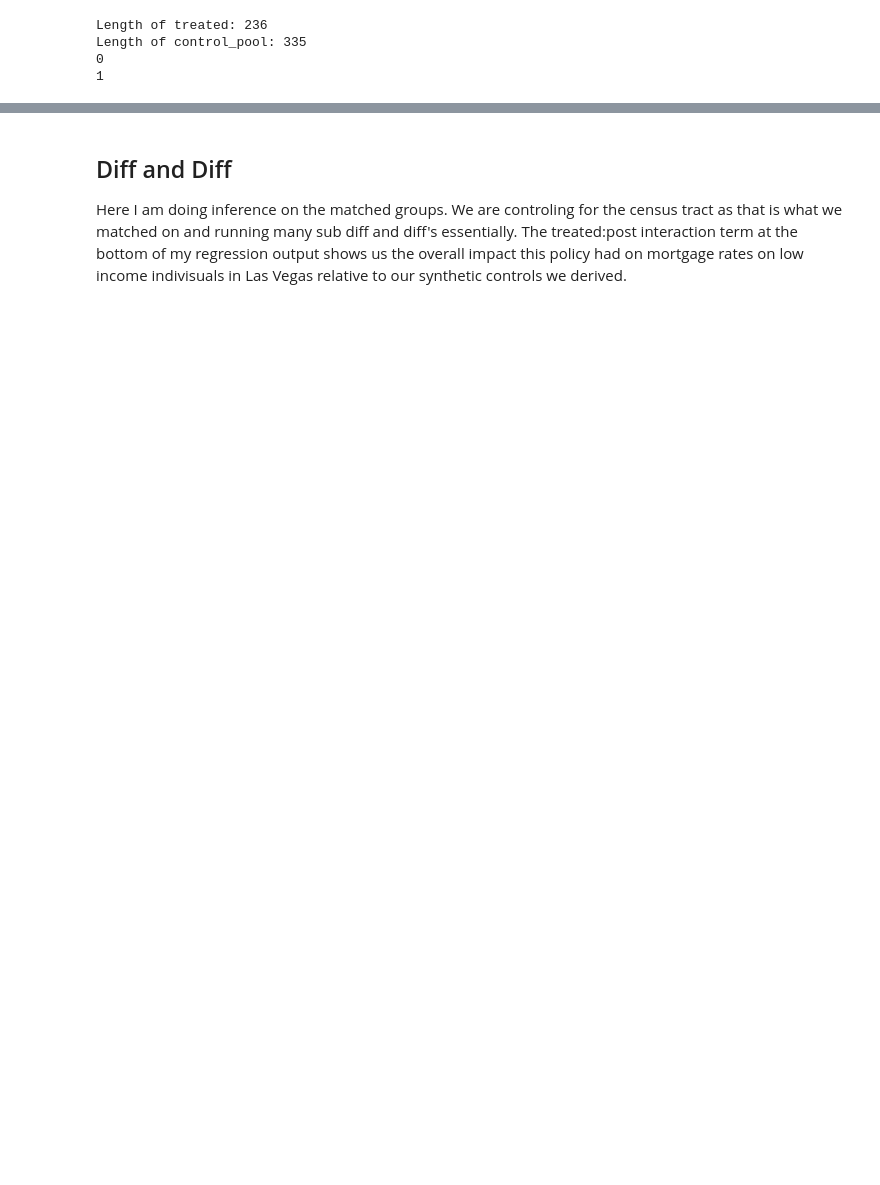
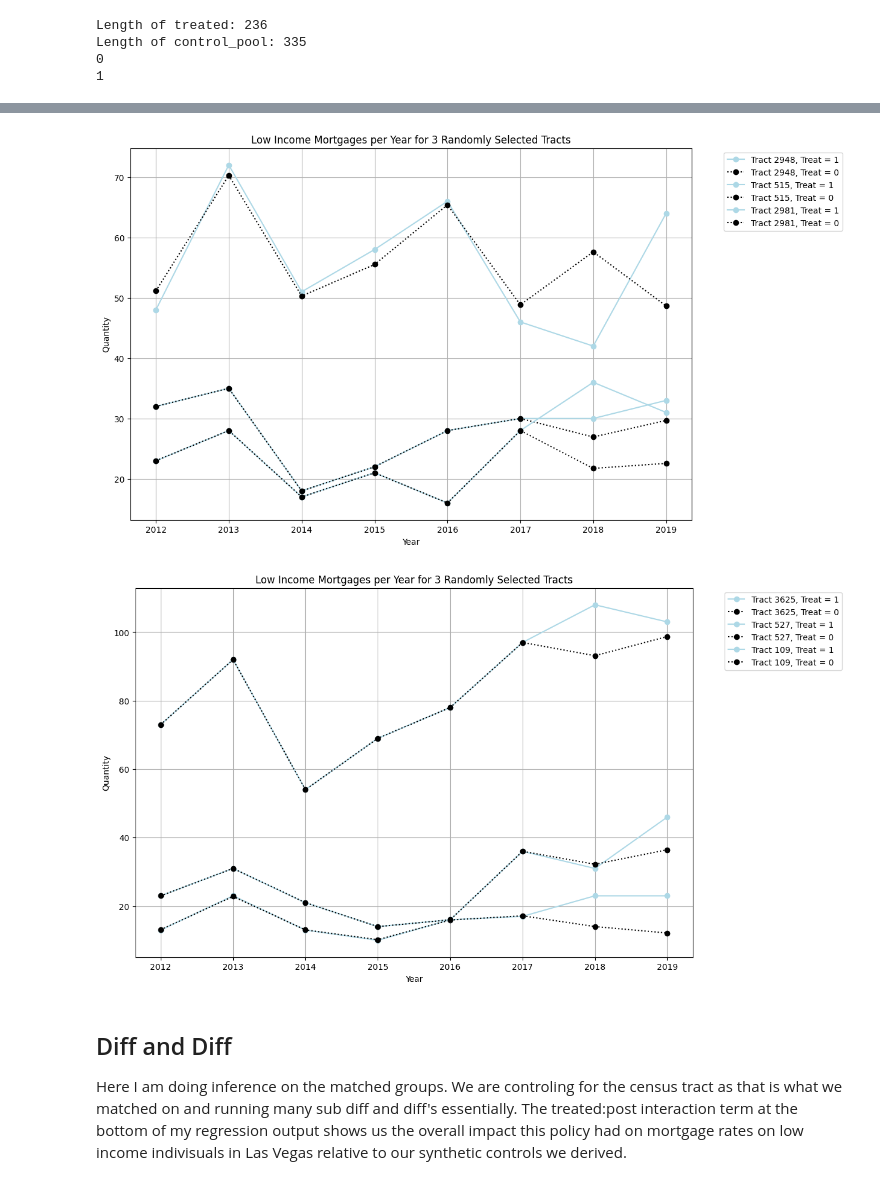
Before and after one commit to annabellasd/Policy-Impact-Homeownership-in-Nevada, a Jupyter notebook: project.ipynb, the cells around one changed output, grey strips where cells are left out. Saved outputs shown, nothing was run; the diff lists cells and outputs as text; code cells hidden in the pictures; blank space fills up the shorter version.

```diff
--- a/project.ipynb
+++ b/project.ipynb
@@ -160,3 +221,71 @@ Length of control_pool: 335
+# %%
+import random
+random.seed(47)
+
+# Generate random tracts
+random_tracts = random.sample(tracts, 3)
+
+# Initialize plot
+plt.figure(figsize=(12, 8))
+
+# Plot for each tract
+for tract in random_tracts:
+    # Filter data for each tract and treatment type
+    tract_data_treat_1 = all_tracts_long_df[(all_tracts_long_df['Tract'] == tract) & (all_tracts_long_df['treated'] == 1)]
+    tract_data_treat_0 = all_tracts_long_df[(all_tracts_long_df['Tract'] == tract) & (all_tracts_long_df['treated'] == 0)]
+
+    # Sort by year to make line plot correct
+    tract_data_treat_1 = tract_data_treat_1.sort_values('Year')
+    tract_data_treat_0 = tract_data_treat_0.sort_values('Year')
+
+    # Plot lines for treat = 1 in light blue
+    plt.plot(tract_data_treat_1['Year'], tract_data_treat_1['Value'], color='lightblue',  marker='o', label=f'Tract {tract}, Treat = 1')
+
+    # Plot lines for treat = 0 in dotted black
+    plt.plot(tract_data_treat_0['Year'], tract_data_treat_0['Value'], color='black', linestyle=':', marker='o', label=f'Tract {tract}, Treat = 0')
+
+# Set plot features
+plt.xlabel('Year')
+plt.ylabel('Quantity')
+plt.title('Low Income Mortgages per Year for 3 Randomly Selected Tracts')
+plt.legend(bbox_to_anchor=(1.05, 1), loc='upper left')
+plt.grid(True)
+plt.show()
+import random
+random.seed(42)
+
+# Generate random tracts
+random_tracts = random.sample(tracts, 3)
+
+# Initialize plot
+plt.figure(figsize=(12, 8))
+
+# Plot for each tract
+for tract in random_tracts:
+    # Filter data for each tract and treatment type
+    tract_data_treat_1 = all_tracts_long_df[(all_tracts_long_df['Tract'] == tract) & (all_tracts_long_df['treated'] == 1)]
+    tract_data_treat_0 = all_tracts_long_df[(all_tracts_long_df['Tract'] == tract) & (all_tracts_long_df['treated'] == 0)]
+
+    # Sort by year to make line plot correct
+    tract_data_treat_1 = tract_data_treat_1.sort_values('Year')
+    tract_data_treat_0 = tract_data_treat_0.sort_values('Year')
+
+    # Plot lines for treat = 1 in light blue
+    plt.plot(tract_data_treat_1['Year'], tract_data_treat_1['Value'], color='lightblue',  marker='o', label=f'Tract {tract}, Treat = 1')
+
+    # Plot lines for treat = 0 in dotted black
+    plt.plot(tract_data_treat_0['Year'], tract_data_treat_0['Value'], color='black', linestyle=':', marker='o', label=f'Tract {tract}, Treat = 0')
+
+# Set plot features
+plt.xlabel('Year')
+plt.ylabel('Quantity')
+plt.title('Low Income Mortgages per Year for 3 Randomly Selected Tracts')
+plt.legend(bbox_to_anchor=(1.05, 1), loc='upper left')
+plt.grid(True)
+plt.show()
+# %% [output]
+[figure, added]
+[figure, added]
 # %% [markdown]
 ## Diff and Diff
 
```
Also changed, not shown: parts of 12 cells of this notebook.
